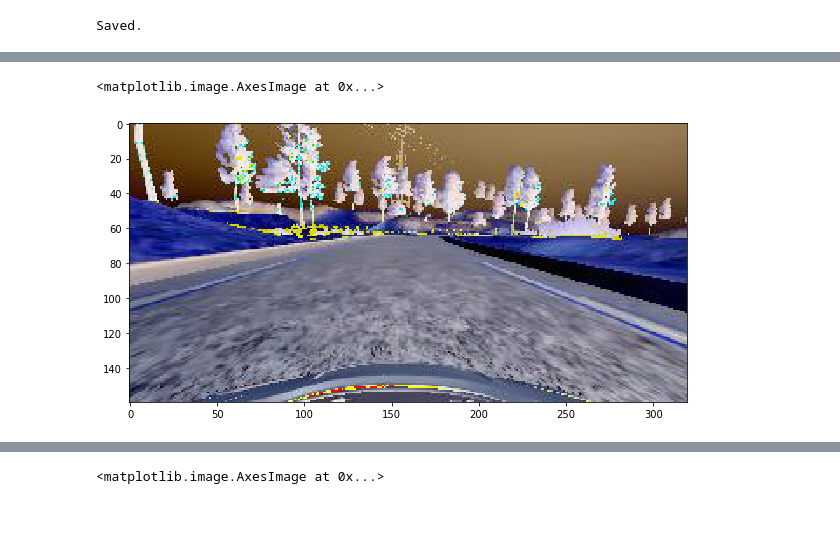
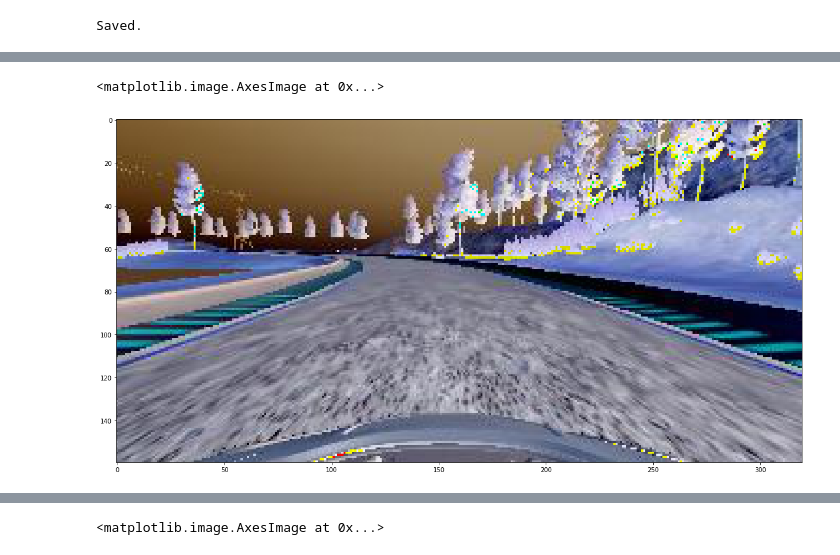
Before and after one commit to tempflip/CarND-Behavioral-Cloning-P3, a Jupyter notebook: generate_model.py.ipynb, the cells around one changed output, grey strips where cells are left out. Cells and saved outputs as stored; diff of their text form; code cells hidden in the pictures; blank space fills up the shorter version.

```diff
--- a/generate_model.py.ipynb
+++ b/generate_model.py.ipynb
@@ -323,11 +322,12 @@ Trainable params: 145,749
 Non-trainable params: 0
 ____________________________________________________________________________________________________
 # %%
-n = 2
+n = 6
+plt.figure(figsize=(20, 20))
 plt.imshow(_img[n])
 # %% [output]
 <matplotlib.image.AxesImage at 0x...>
-[figure, old version]
+[figure, new version]
 # %%
 from keras.models import Model
 %matplotlib inline
```
Also changed, not shown: parts of 8 cells of this notebook.
